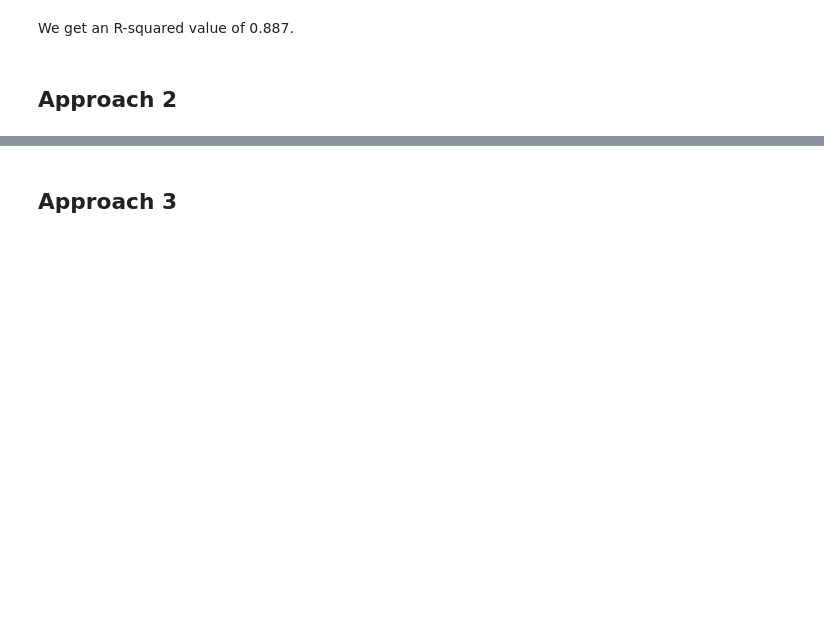
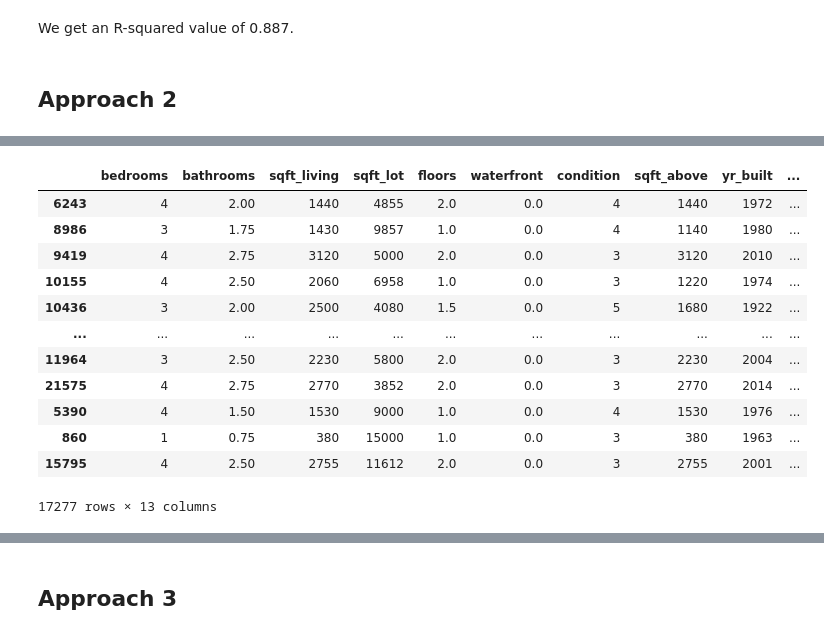
Before and after one commit to Collin9726/house-sales-regression-modeling, a Jupyter notebook: index.ipynb, the cells around one changed output, grey strips where cells are left out. Saved outputs shown, nothing was run; the diff lists cells and outputs as text; code cells hidden in the pictures; blank space fills up the shorter version.

```diff
--- a/index.ipynb
+++ b/index.ipynb
@@ -329,0 +341,2 @@ We get an R-squared value of 0.887.
+# %%
+df2.drop(['id', 'date', 'view', 'long', 'yr_renovated', 'grade', 'sqft_basement'],axis=1,inplace=True)
@@ -329,0 +381,2 @@ We get an R-squared value of 0.887.
+# %%
+df2.fillna(value = df2['waterfront'].mean(),inplace=True)
@@ -329,0 +391,17 @@ We get an R-squared value of 0.887.
+# %%
+x_train, x_test, y_train, y_test = train_test_split(x, y, test_size=0.2, random_state=42)
+x_train
+# %% [output]
+|  | bedrooms | bathrooms | sqft_living | sqft_lot | floors | waterfront | condition | sqft_above | yr_built | ... |
+| 6243 | 4 | 2.00 | 1440 | 4855 | 2.0 | 0.0 | 4 | 1440 | 1972 | ... |
+| 8986 | 3 | 1.75 | 1430 | 9857 | 1.0 | 0.0 | 4 | 1140 | 1980 | ... |
+| 9419 | 4 | 2.75 | 3120 | 5000 | 2.0 | 0.0 | 3 | 3120 | 2010 | ... |
+| 10155 | 4 | 2.50 | 2060 | 6958 | 1.0 | 0.0 | 3 | 1220 | 1974 | ... |
+| 10436 | 3 | 2.00 | 2500 | 4080 | 1.5 | 0.0 | 5 | 1680 | 1922 | ... |
+| ... | ... | ... | ... | ... | ... | ... | ... | ... | ... | ... |
+| 11964 | 3 | 2.50 | 2230 | 5800 | 2.0 | 0.0 | 3 | 2230 | 2004 | ... |
+| 21575 | 4 | 2.75 | 2770 | 3852 | 2.0 | 0.0 | 3 | 2770 | 2014 | ... |
+| 5390 | 4 | 1.50 | 1530 | 9000 | 1.0 | 0.0 | 4 | 1530 | 1976 | ... |
+| 860 | 1 | 0.75 | 380 | 15000 | 1.0 | 0.0 | 3 | 380 | 1963 | ... |
+| 15795 | 4 | 2.50 | 2755 | 11612 | 2.0 | 0.0 | 3 | 2755 | 2001 | ... |
+17277 rows × 13 columns
```
Also changed, not shown: parts of 14 cells of this notebook.
